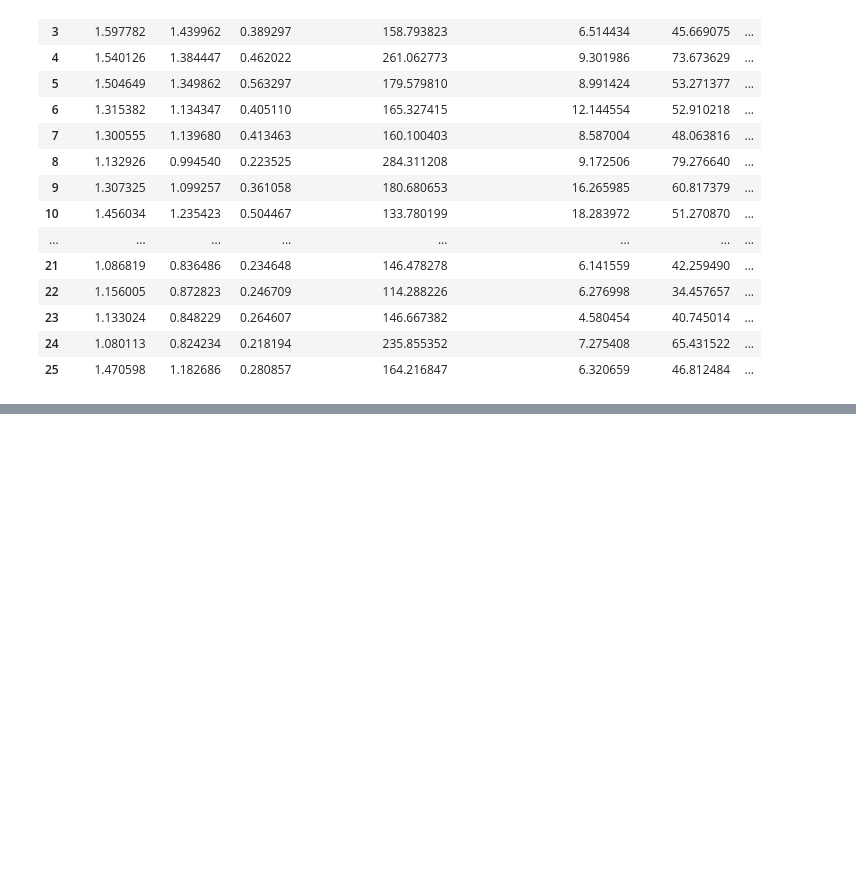
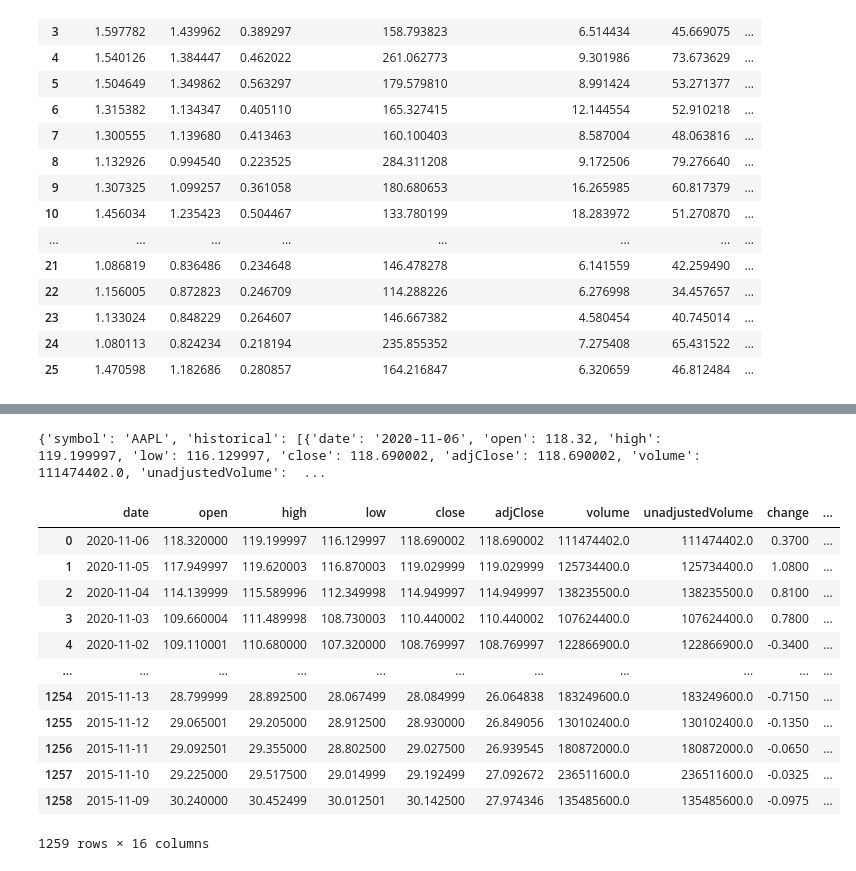
Before and after one commit to doppio-ristretto/Stocks, a Jupyter notebook: data.ipynb, the cells around one changed output, grey strips where cells are left out. Cells and saved outputs as stored; diff of their text form; code cells hidden in the pictures; blank space fills up the shorter version.

```diff
--- a/data.ipynb
+++ b/data.ipynb
@@ -406,0 +454,39 @@ merge_df3
+# %%
+url3 = "https://financialmodelingprep.com/api/v3/historical-price-full/"
+
+
+query_url = url3 + ticker + "?apikey=" + API_key
+
+price = requests.get(query_url).json()
+
+print(price)
+# %% [output]
+{'symbol': 'AAPL', 'historical': [{'date': '2020-11-06', 'open': 118.32, 'high': 119.199997, 'low': 116.129997, 'close': 118.690002, 'adjClose': 118.690002, 'volume': 111474402.0, 'unadjustedVolume':  ...
+# %%
+price_df = pd.DataFrame(price["historical"])
+
+price_df["year"] = pd.DatetimeIndex(price_df['date']).year
+price_df = price_df.astype({'year': 'int64'})
+price_df.loc[(pd.DatetimeIndex(price_df['date']).month == 1)|(pd.DatetimeIndex(price_df['date']).month == 2)|(pd.DatetimeIndex(price_df['date']).month == 3), 'quarter'] = '1Q'
+price_df.loc[(pd.DatetimeIndex(price_df['date']).month == 4)|(pd.DatetimeIndex(price_df['date']).month == 5)|(pd.DatetimeIndex(price_df['date']).month == 6), 'quarter'] = '2Q'
+price_df.loc[(pd.DatetimeIndex(price_df['date']).month == 7)|(pd.DatetimeIndex(price_df['date']).month == 8)|(pd.DatetimeIndex(price_df['date']).month == 9), 'quarter'] = '3Q'
+price_df.loc[(pd.DatetimeIndex(price_df['date']).month == 10)|(pd.DatetimeIndex(price_df['date']).month == 11)|(pd.DatetimeIndex(price_df['date']).month == 12), 'quarter'] = '4Q'
+
+price_df["yq"] = price_df["year"].map(str) + "." + price_df["quarter"].map(str)
+
+
+price_df
+# %% [output]
+|  | date | open | high | low | close | adjClose | volume | unadjustedVolume | change | ... |
+| 0 | 2020-11-06 | 118.320000 | 119.199997 | 116.129997 | 118.690002 | 118.690002 | 111474402.0 | 111474402.0 | 0.3700 | ... |
+| 1 | 2020-11-05 | 117.949997 | 119.620003 | 116.870003 | 119.029999 | 119.029999 | 125734400.0 | 125734400.0 | 1.0800 | ... |
+| 2 | 2020-11-04 | 114.139999 | 115.589996 | 112.349998 | 114.949997 | 114.949997 | 138235500.0 | 138235500.0 | 0.8100 | ... |
+| 3 | 2020-11-03 | 109.660004 | 111.489998 | 108.730003 | 110.440002 | 110.440002 | 107624400.0 | 107624400.0 | 0.7800 | ... |
+| 4 | 2020-11-02 | 109.110001 | 110.680000 | 107.320000 | 108.769997 | 108.769997 | 122866900.0 | 122866900.0 | -0.3400 | ... |
+| ... | ... | ... | ... | ... | ... | ... | ... | ... | ... | ... |
+| 1254 | 2015-11-13 | 28.799999 | 28.892500 | 28.067499 | 28.084999 | 26.064838 | 183249600.0 | 183249600.0 | -0.7150 | ... |
+| 1255 | 2015-11-12 | 29.065001 | 29.205000 | 28.912500 | 28.930000 | 26.849056 | 130102400.0 | 130102400.0 | -0.1350 | ... |
+| 1256 | 2015-11-11 | 29.092501 | 29.355000 | 28.802500 | 29.027500 | 26.939545 | 180872000.0 | 180872000.0 | -0.0650 | ... |
+| 1257 | 2015-11-10 | 29.225000 | 29.517500 | 29.014999 | 29.192499 | 27.092672 | 236511600.0 | 236511600.0 | -0.0325 | ... |
+| 1258 | 2015-11-09 | 30.240000 | 30.452499 | 30.012501 | 30.142500 | 27.974346 | 135485600.0 | 135485600.0 | -0.0975 | ... |
+1259 rows × 16 columns
```
Also changed, not shown: parts of 6 cells of this notebook.
